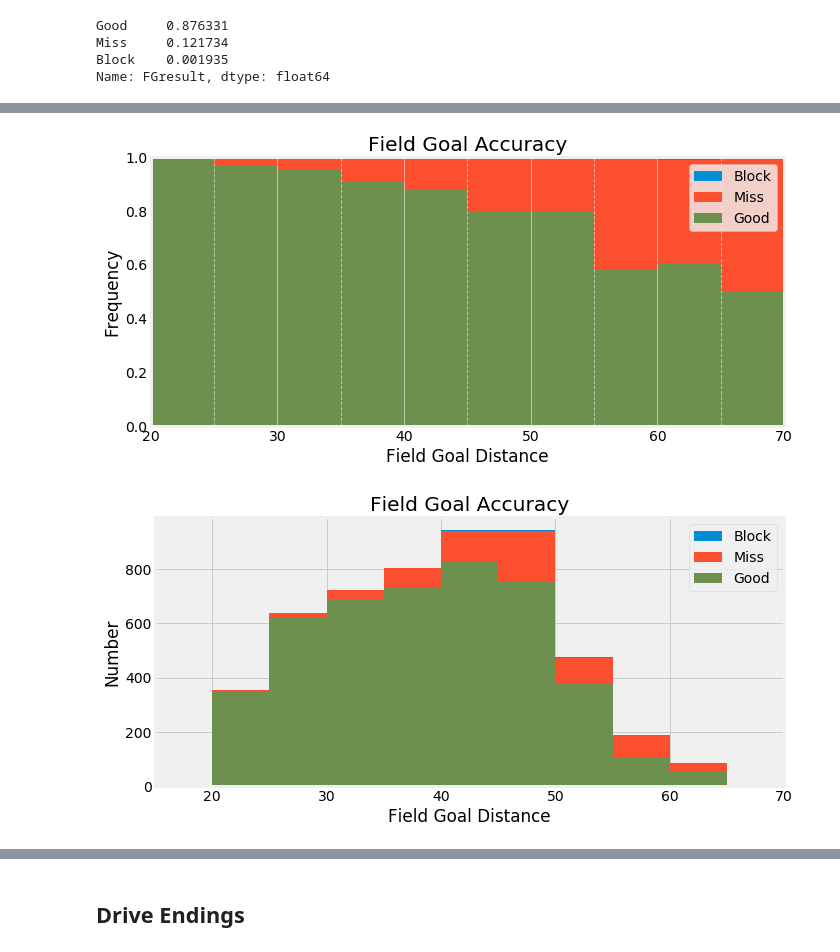
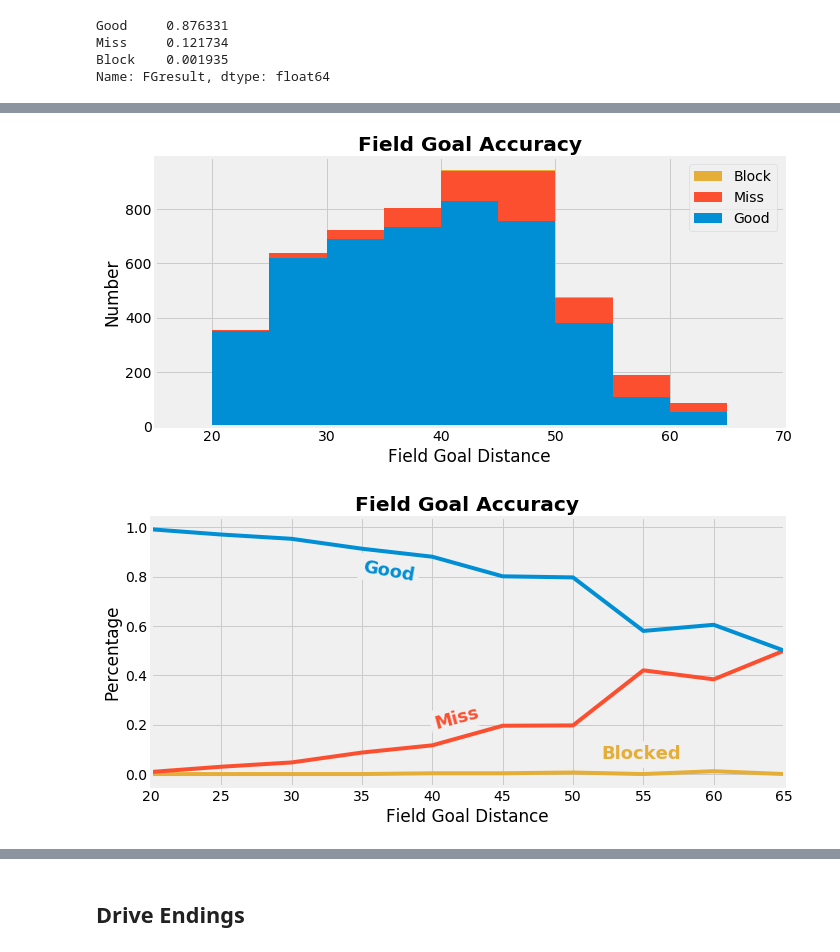
Before and after one commit to SimFootballDev/surrender_punt, a Jupyter notebook: surrender.ipynb, the cells around one changed output, grey strips where cells are left out. Cells and saved outputs as stored; diff of their text form; code cells hidden in the pictures.

```diff
--- a/surrender.ipynb
+++ b/surrender.ipynb
@@ -94,2 +105,4 @@ puntDF['percentiles'] = puntDF.apply(lambda row : perc(NFL,row['surrenderIndex']
+# %%
+puntDF['result'] = puntDF.apply(lambda row : touchback(row),axis = 1)
 # %%
-puntDF = puntDF[['S','gameID','Q','time','awayTeam','awayScore','homeScore','homeTeam','recTeam','down','distance','dist2goal','surrenderIndex','percentiles','play']]
+puntDF = puntDF[['S','gameID','Q','time','awayTeam','awayScore','homeScore','homeTeam','recTeam','down','distance','dist2goal','surrenderIndex','percentiles','play','result']]
@@ -126,0 +135,17 @@ puntDF[(puntDF['gameID'] == 2575) & (puntDF['recTeam'] == 'OCO')].sort_values('s
+# %%
+tbList = []
+nrList = []
+rList = []
+for f in puntArr:
+    try:
+        tbList.append(f['Touchback'])
+    except KeyError:
+        tbList.append(0.)
+    try:
+        nrList.append(f['No return'])
+    except KeyError:
+        nrList.append(0.)
+    try:
+        rList.append(f['Returned'])
+    except KeyError:
+        rList.append(0.)
@@ -475,42 +584,42 @@ for f in fgDistArrn:
 # %%
 plt.figure(figsize=(10,5),facecolor='w')
 plt.style.use('fivethirtyeight')
-plt.title('Field Goal Accuracy')
+plt.title('Field Goal Accuracy',weight='bold')
 plt.xlabel('Field Goal Distance')
-plt.ylabel('Frequency')
-plt.bar(fgRange,blockList,bottom=[goodList[i]+missList[i] for i in range(len(goodList))],width=5,label='Block',align='edge')
-plt.bar(fgRange,missList,bottom=goodList,width=5,label='Miss',color='C1',align='edge')
-plt.bar(fgRange,goodList,width=5,label='Good',color='C3',align='edge')
-for i in [10,20,30,40,50,60,70,80,90]:
-    plt.axvline(i,c='w',lw=1,alpha=0.5)
-for i in [15,25,35,45,55,65]:
-    plt.axvline(i,c='w',lw=1,alpha=0.5,ls='--')
-plt.xlim(20,70)
-plt.ylim(0,1)
+plt.ylabel('Number')
+plt.bar(fgRange,blockListn,bottom=[goodListn[i]+missListn[i] for i in range(len(goodListn))],width=5,label='Block',color='C2',align='edge')
+plt.bar(fgRange,missListn,bottom=goodListn,width=5,label='Miss',color='C1',align='edge')
+plt.bar(fgRange,goodListn,width=5,label='Good',color='C0',align='edge')
+# for i in [10,20,30,40,50,60,70,80,90]:
+#     plt.axvline(i,c='gray',lw=1,alpha=0.1)
+# for i in [15,25,35,45,55,65]:
+#     plt.axvline(i,c='gray',lw=1,alpha=0.1)
+plt.xlim(15,70)
+# plt.ylim(0,1)
 plt.legend(loc=1)
 plt.tight_layout()
-plt.savefig('images/fgResults.png')
+plt.savefig('images/fgResults_total.png')
 plt.show()
 # %% [output]
-[figure, old version]
+[figure, new version]
 # %%
 plt.figure(figsize=(10,5),facecolor='w')
 plt.style.use('fivethirtyeight')
-plt.title('Field Goal Accuracy')
+plt.title('Field Goal Accuracy',weight='bold')
 plt.xlabel('Field Goal Distance')
-plt.ylabel('Number')
-plt.bar(fgRange,blockListn,bottom=[goodListn[i]+missListn[i] for i in range(len(goodListn))],width=5,label='Block',align='edge')
-plt.bar(fgRange,missListn,bottom=goodListn,width=5,label='Miss',color='C1',align='edge')
-plt.bar(fgRange,goodListn,width=5,label='Good',color='C3',align='edge')
+plt.ylabel('Percentage')
+plt.plot(fgRange,blockList,label='Block',c='C2')
+plt.plot(fgRange,missList,label='Miss',c='C1')
+plt.plot(fgRange,goodList,label='Good',color='C0')
 # for i in [10,20,30,40,50,60,70,80,90]:
-#     plt.axvline(i,c='gray',lw=1,alpha=0.1)
-# for i in [15,25,35,45,55,65]:
-#     plt.axvline(i,c='gray',lw=1,alpha=0.1)
-plt.xlim(15,70)
-# plt.ylim(0,1)
-plt.legend(loc=1)
+#     plt.axvline(i,c='w',lw=1,alpha=0.5)
+plt.xlim(20,65)
+# plt.legend(loc=1)
+plt.text(x = 40, y = 0.23, s = 'Miss', color = 'C1', weight = 'bold', size = 18, rotation = 15, backgroundcolor = '#f0f0f0')
+plt.text(x = 52, y = 0.06, s = 'Blocked', color = 'C2', weight = 'bold', size = 18, backgroundcolor = '#f0f0f0')
+plt.text(x = 35, y = 0.82, s = 'Good', color = 'C0', weight = 'bold', rotation = -10, size = 18, backgroundcolor = '#f0f0f0')
 plt.tight_layout()
-plt.savefig('images/fgResults_total.png')
+plt.savefig('images/fgResults_line.png')
 plt.show()
 # %% [output]
-[figure, old version]
+[figure, new version]
```
Also changed, not shown: parts of 24 cells of this notebook, 34 other files.
